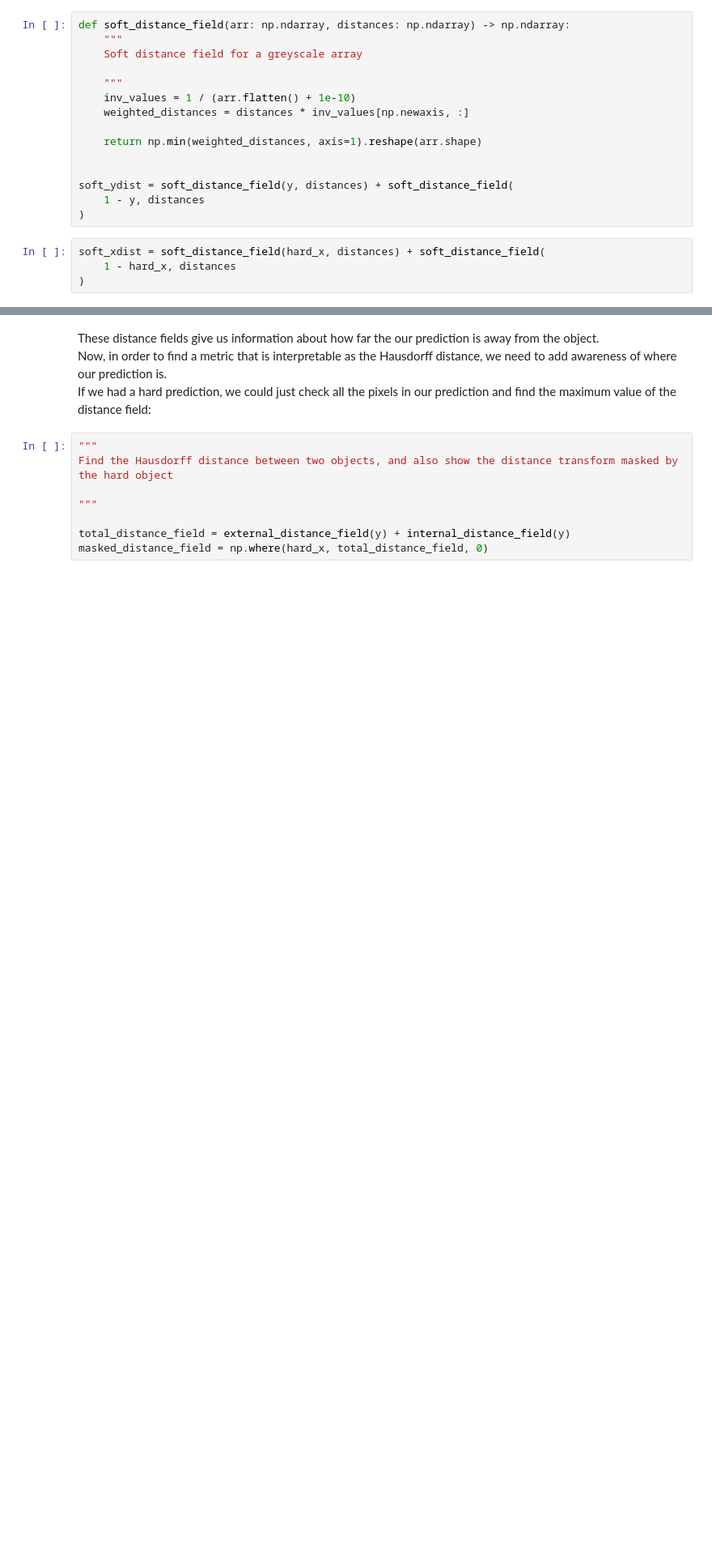
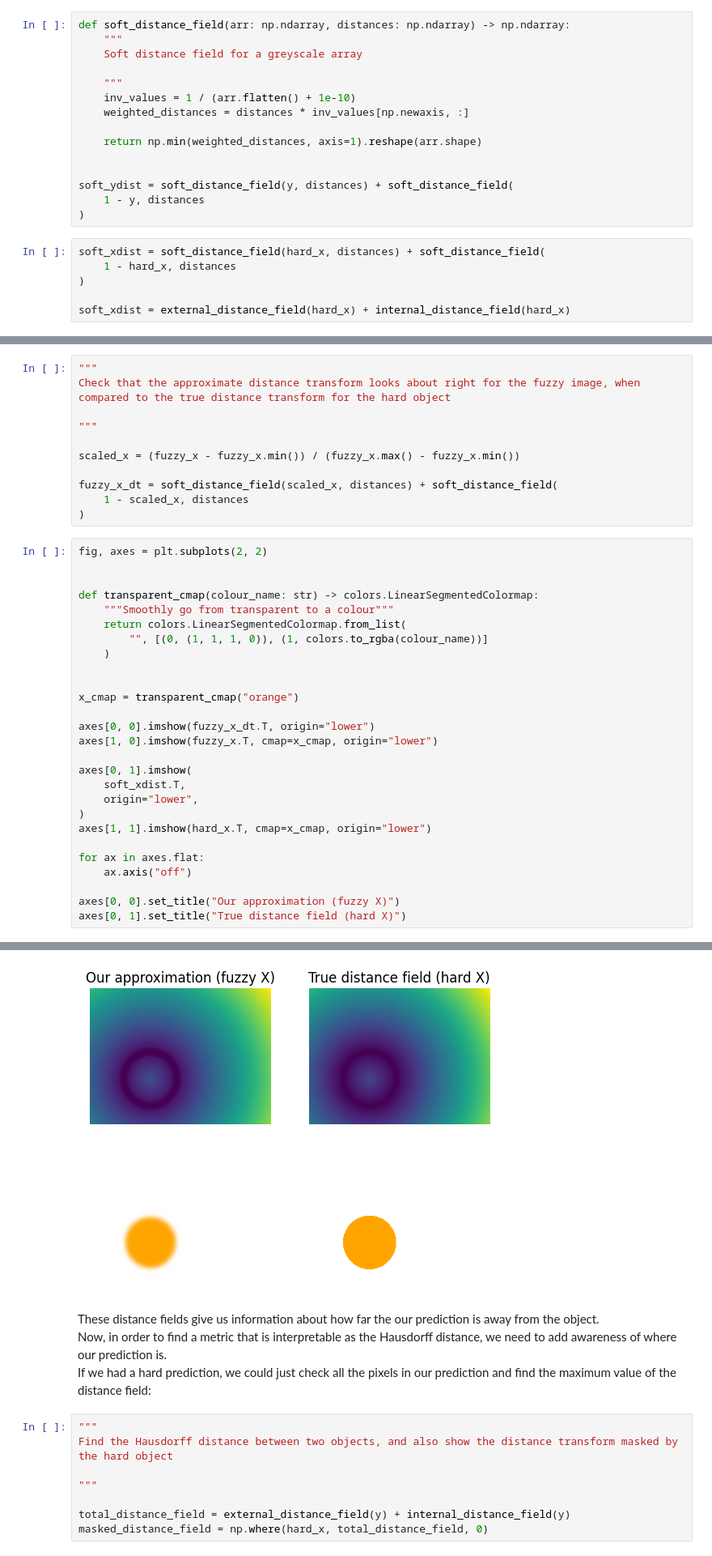
Before and after one commit to JGIBristol/fish_test, a Jupyter notebook: haussdorf_loss.ipynb, the cells around one changed output, grey strips where cells are left out. Shown at 81% size. Drawn from its saved outputs; the diff is of its cells as text; blank space fills up the shorter version.

Commit message:
show that the soft distance map works with a fuzzy boundary

```diff
--- a/haussdorf_loss.ipynb
+++ b/haussdorf_loss.ipynb
@@ -212,6 +215,8 @@ soft_ydist = soft_distance_field(y, distances) + soft_distance_field(
 soft_xdist = soft_distance_field(hard_x, distances) + soft_distance_field(
     1 - hard_x, distances
 )
+
+soft_xdist = external_distance_field(hard_x) + internal_distance_field(hard_x)
 # %%
 fig, axes = plt.subplots(2, 2)
 
@@ -268,0 +250,39 @@ Text(0.5, 1.0, 'Internal')
+# %%
+"""
+Check that the approximate distance transform looks about right for the fuzzy image, when compared to the true distance transform for the hard object
+
+"""
+
+scaled_x = (fuzzy_x - fuzzy_x.min()) / (fuzzy_x.max() - fuzzy_x.min())
+
+fuzzy_x_dt = soft_distance_field(scaled_x, distances) + soft_distance_field(
+    1 - scaled_x, distances
+)
+# %%
+fig, axes = plt.subplots(2, 2)
+
+
+def transparent_cmap(colour_name: str) -> colors.LinearSegmentedColormap:
+    """Smoothly go from transparent to a colour"""
+    return colors.LinearSegmentedColormap.from_list(
+        "", [(0, (1, 1, 1, 0)), (1, colors.to_rgba(colour_name))]
+    )
+
+
+x_cmap = transparent_cmap("orange")
+
+axes[0, 0].imshow(fuzzy_x_dt.T, origin="lower")
+axes[1, 0].imshow(fuzzy_x.T, cmap=x_cmap, origin="lower")
+
+axes[0, 1].imshow(
+    soft_xdist.T,
+    origin="lower",
+)
+axes[1, 1].imshow(hard_x.T, cmap=x_cmap, origin="lower")
+
+for ax in axes.flat:
+    ax.axis("off")
+
+axes[0, 0].set_title("Our approximation (fuzzy X)")
+axes[0, 1].set_title("True distance field (hard X)")
+# %% [output]
@@ -269,3 +290,4 @@ Text(0.5, 1.0, 'Internal')
+[figure, added]
 # %% [markdown]
 These distance fields give us information about how far the our prediction is away from the object.
 Now, in order to find a metric that is interpretable as the Hausdorff distance, we need to add awareness of where our prediction is.
```
Also changed, not shown: parts of 10 cells of this notebook.
